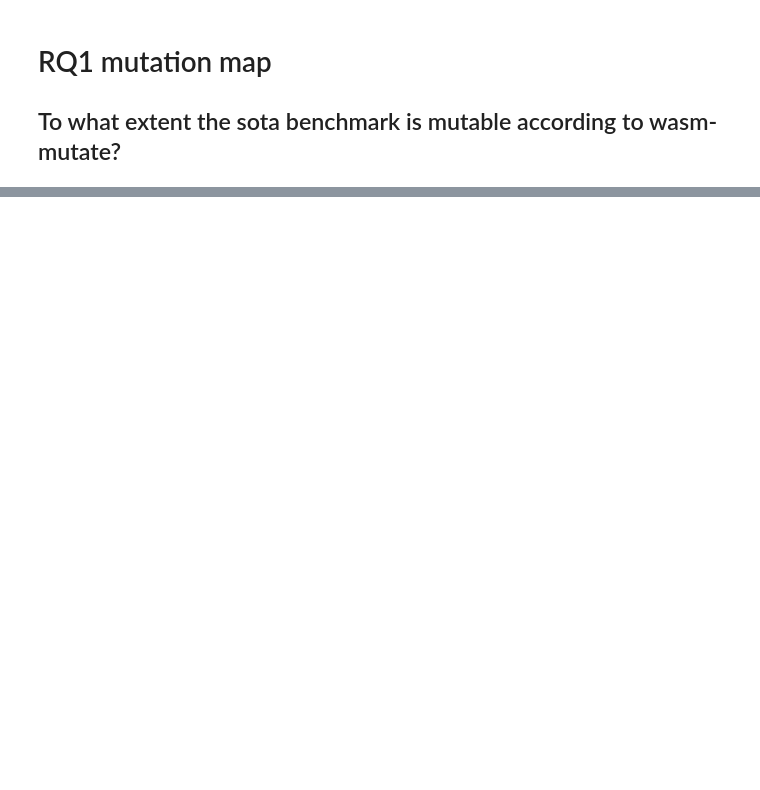
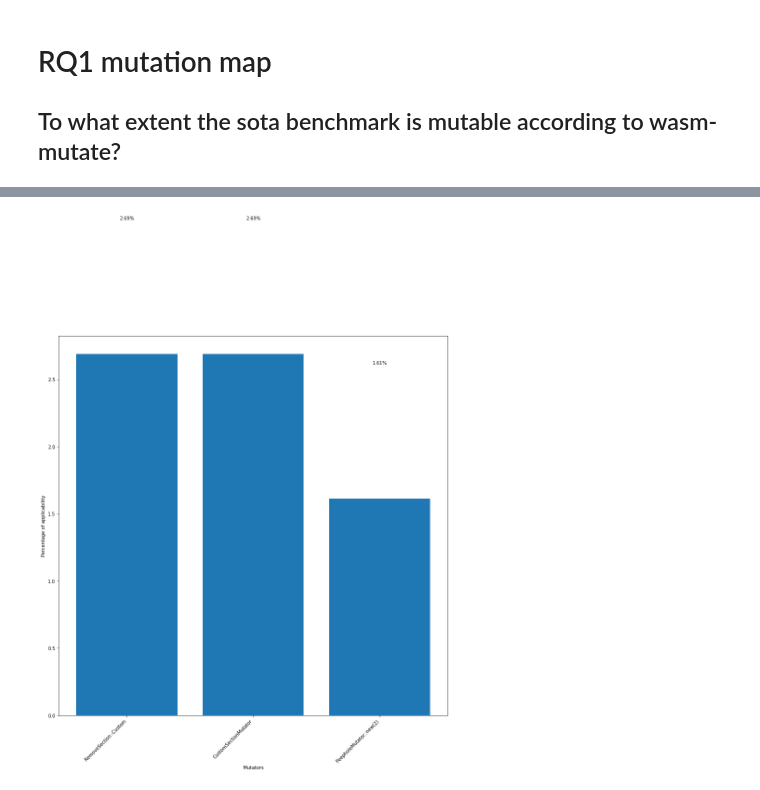
Before and after one commit to ASSERT-KTH/wasm_evasion, a Jupyter notebook: notebooks/RQ1.ipynb, the cells around one changed output, grey strips where cells are left out. Cells and saved outputs as stored; diff of their text form; code cells hidden in the pictures; blank space fills up the shorter version.

```diff
--- a/notebooks/RQ1.ipynb
+++ b/notebooks/RQ1.ipynb
@@ -145,0 +138,9 @@ print(r.intersection(r))
+# %%
+sets, total = load_sets("all_d3.json", find_mutation_info = True, mutation_info_folder="")
+print(len(sets))
+# Print pretty example
+# print(json.dumps(sets[2][1][1], indent=4)[:10000])
+print("Replacement")
+print(sets[2][1][1]['mutations'][0]['map']['0'][0]['meta']['new_tree_display'][:10000])
+print("Original")
+print(sets[2][1][1]['mutations'][0]['map']['0'][0]['display'][:10000])
@@ -145,0 +159,4 @@ print(r.intersection(r))
+# %%
+plot_bars(sets, total)
+# %% [output]
+[figure, added]
```
Also changed, not shown: parts of 10 cells of this notebook, 5 other files.
